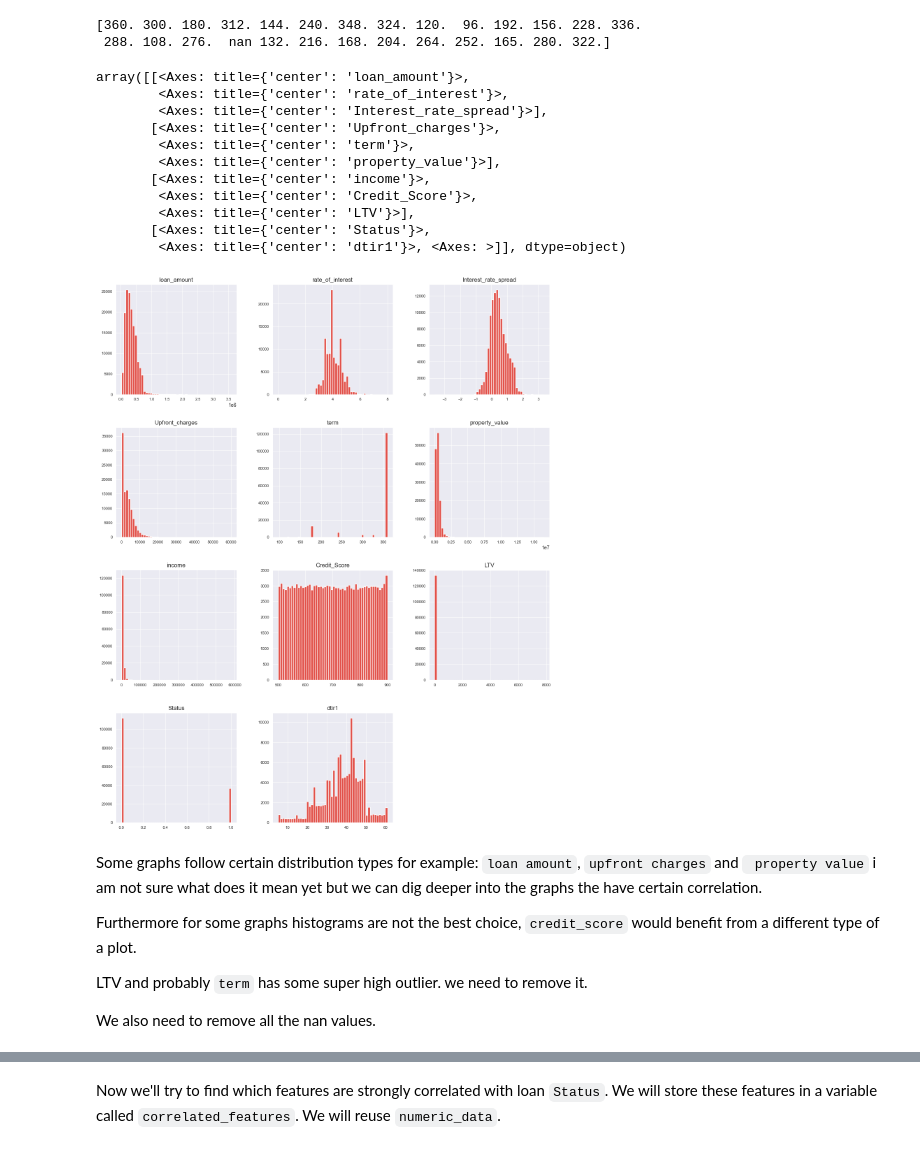
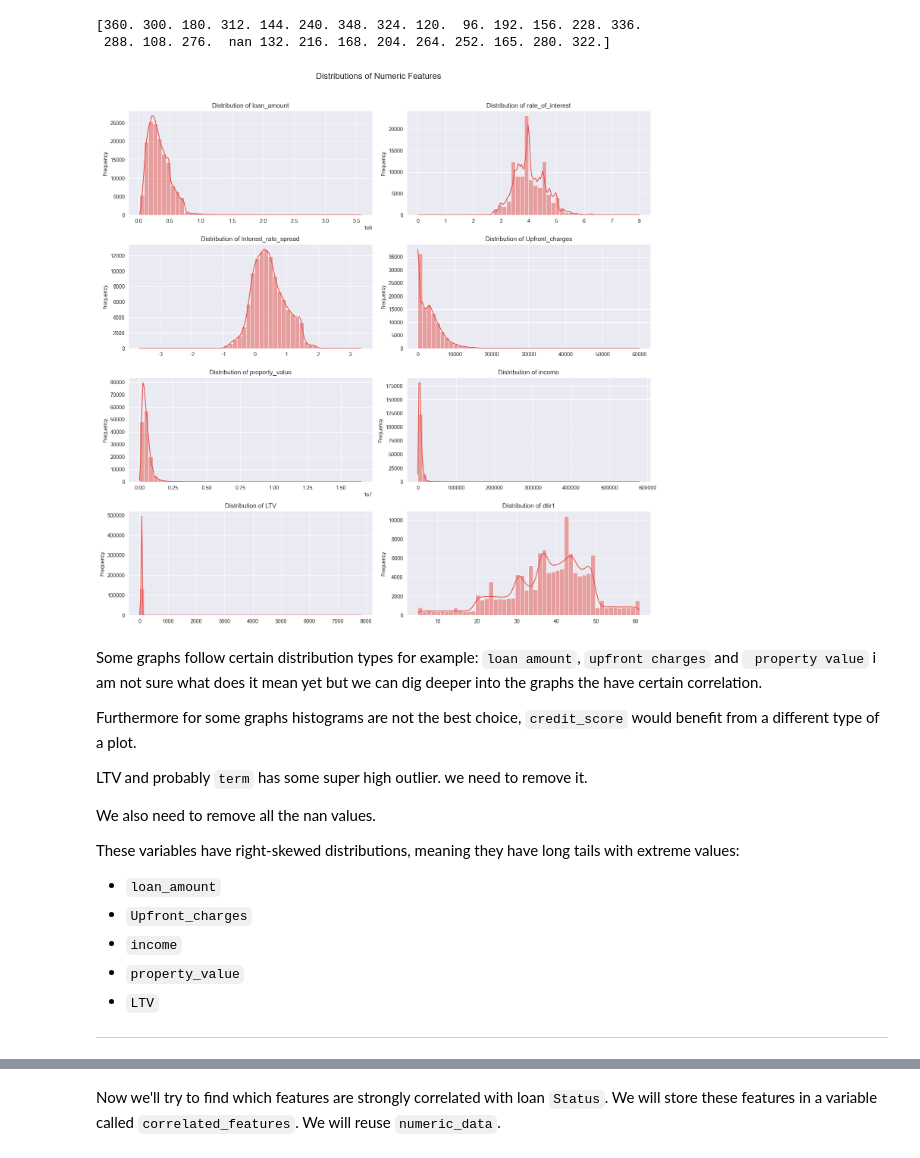
Before and after one commit to thebekhruz/predictive_modelling, a Jupyter notebook: eda/eda.ipynb, the cells around one changed output, grey strips where cells are left out. Cells and saved outputs as stored; diff of their text form; code cells hidden in the pictures.

```diff
--- a/eda/eda.ipynb
+++ b/eda/eda.ipynb
@@ -138,25 +138,26 @@ print(data['term'].unique())
 # %% [output]
 [360. 300. 180. 312. 144. 240. 348. 324. 120.  96. 192. 156. 228. 336.
  288. 108. 276.  nan 132. 216. 168. 204. 264. 252. 165. 280. 322.]
-# %%
-sns.set_style("darkgrid")  # Sleek dark background
-sns.set_palette(sns.color_palette("Spectral"))
-
-numeric_data = data.select_dtypes(include = ['float64', 'int64'])
-numeric_data.hist(figsize=(16, 20), bins=50, xlabelsize=8, ylabelsize=8)
-# %% [output]
-array([[<Axes: title={'center': 'loan_amount'}>,
-        <Axes: title={'center': 'rate_of_interest'}>,
-        <Axes: title={'center': 'Interest_rate_spread'}>],
-       [<Axes: title={'center': 'Upfront_charges'}>,
-        <Axes: title={'center': 'term'}>,
-        <Axes: title={'center': 'property_value'}>],
-       [<Axes: title={'center': 'income'}>,
-        <Axes: title={'center': 'Credit_Score'}>,
-        <Axes: title={'center': 'LTV'}>],
-       [<Axes: title={'center': 'Status'}>,
-        <Axes: title={'center': 'dtir1'}>, <Axes: >]], dtype=object)
-[figure, removed]
+# %%
+sns.set_style("darkgrid")  # Sleek dark background
+sns.set_palette(sns.color_palette("Spectral"))
+
+numeric_data = data.select_dtypes(include = ['float64', 'int64'])
+# Plot histograms
+fig, axes = plt.subplots(nrows=4, ncols=2, figsize=(15, 15))
+axes = axes.flatten()
+
+for i, col in enumerate(numeric_data.columns):
+    sns.histplot(numeric_data[col], bins=50, kde=True, ax=axes[i])
+    axes[i].set_title(f'Distribution of {col}', fontsize=12)
+    axes[i].set_xlabel('')
+    axes[i].set_ylabel('Frequency')
+
+plt.suptitle('Distributions of Numeric Features', fontsize=16)
+plt.tight_layout(rect=[0, 0, 1, 0.96])
+plt.show()
+# %% [output]
+[figure, added]
 # %% [markdown]
 Some graphs follow certain distribution types for example: `loan amount`, `upfront charges` and ` property value` i am not sure what does it mean yet but we can dig deeper into the graphs the have certain correlation.
 
@@ -165,3 +166,15 @@ Furthermore for some graphs histograms are not the best choice, `credit_score` w
 LTV and probably `term` has some super high outlier. we need to remove it.
 
 We also need to remove all the nan values.
+
+
+These variables have right-skewed distributions, meaning they have long tails with extreme values:
+
+- `loan_amount`
+- `Upfront_charges`
+- `income`
+- `property_value`
+- `LTV`
+
+
+---
```
Also changed, not shown: parts of 17 cells of this notebook, 1 other file.
